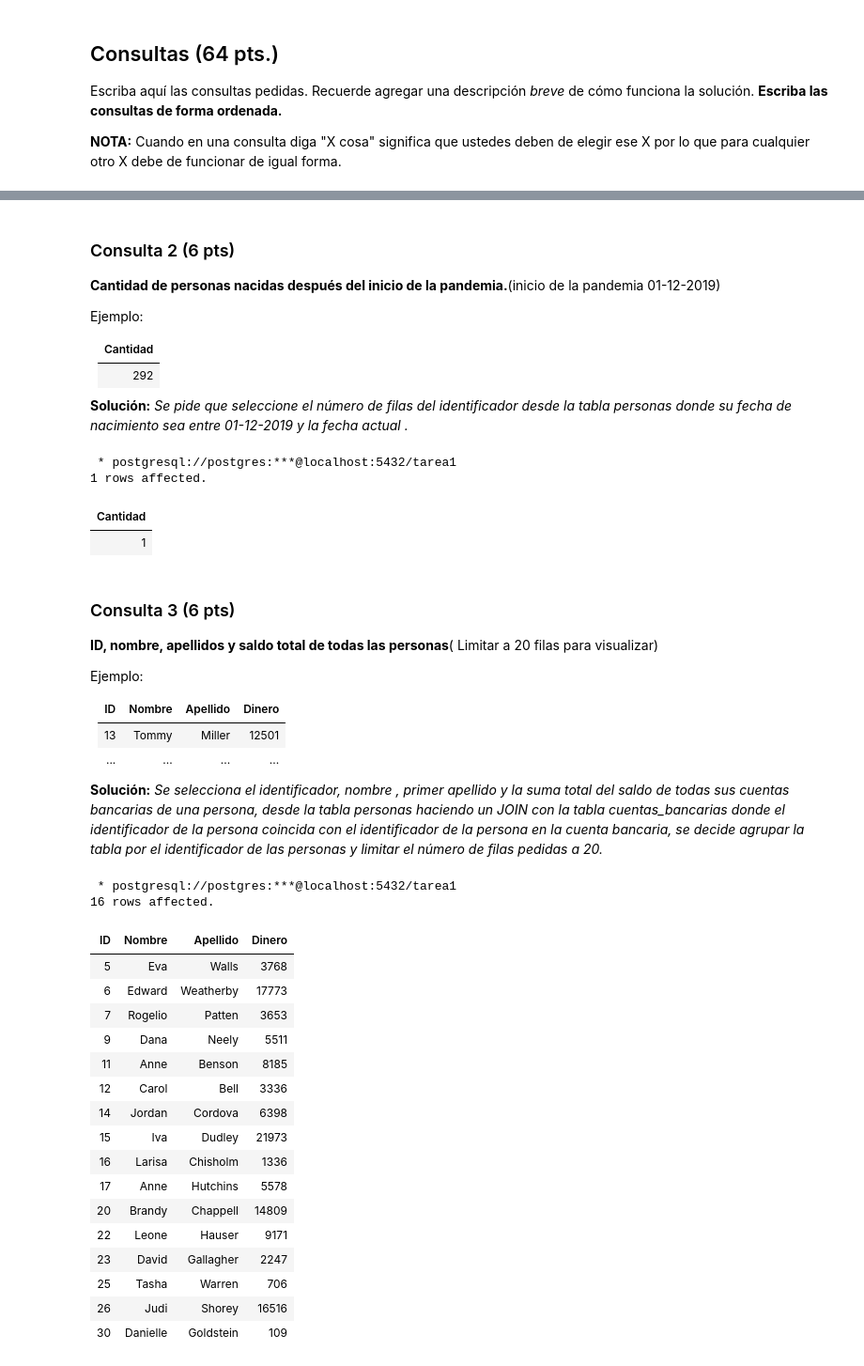
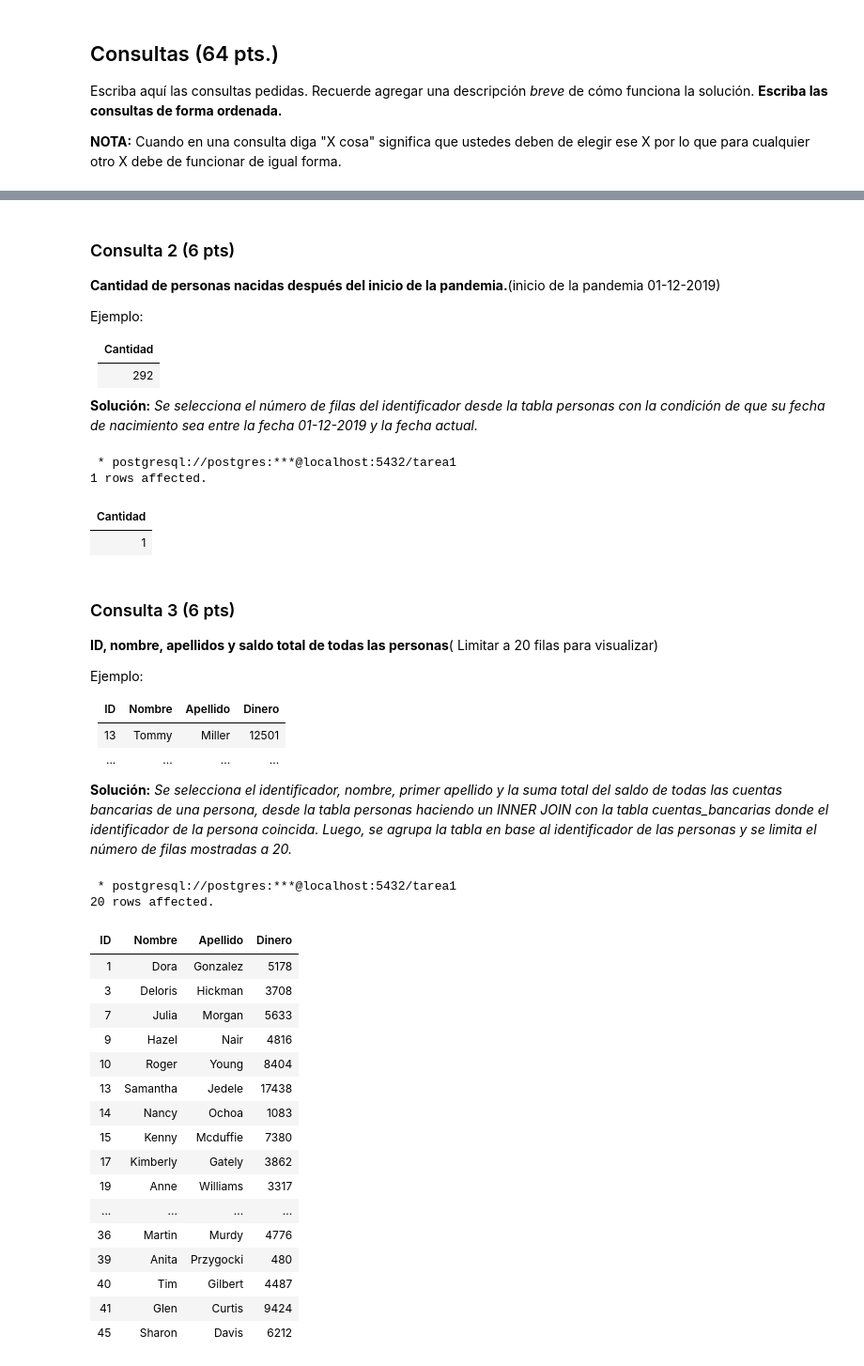
Before and after one commit to evwng/INF239_Tareas, a Jupyter notebook: Tarea-1-Grupo23/Tarea1_Grupo23.ipynb, the cells around one changed output, grey strips where cells are left out. Shown: that part at 94% size. Cells and saved outputs as stored; diff of their text form; code cells hidden in the pictures.

```diff
--- a/Tarea-1-Grupo23/Tarea1_Grupo23.ipynb
+++ b/Tarea-1-Grupo23/Tarea1_Grupo23.ipynb
@@ -252,11 +252,11 @@ bancos = ["FedraBank S.A", "Banco Pedrito Pascal SpA", "Banco Pythonia S.A", "Ba
 # Variables.
 n_facciones = len(facciones)
 n_trabajos = len(trabajos)
-n_personas = 30
-n_cuentas_bancarias = 25
-n_persona_pertenece_faccion = 27
-n_persona_tiene_trabajo = 27
-n_casados = 10
+n_personas = 50
+n_cuentas_bancarias = 30
+n_persona_pertenece_faccion = 45
+n_persona_tiene_trabajo = 40
+n_casados = 20
 
 # Genera personas.
 personas = []
@@ -392,7 +394,7 @@ Ejemplo:
 |--------------|
 | 292 |
 
-**Solución:** _Se pide que seleccione el número de filas del identificador desde la tabla personas donde su fecha de nacimiento sea entre 01-12-2019 y la fecha actual ._
+**Solución:** _Se selecciona el número de filas del identificador desde la tabla personas con la condición de que su fecha de nacimiento sea entre la fecha 01-12-2019 y la fecha actual._
 # %%
 %%sql
 SELECT
@@ -417,38 +419,38 @@ Ejemplo:
 | 13 | Tommy | Miller | 12501 |
 | ... | ... | ... | ... |
 
-**Solución:** _Se selecciona el identificador, nombre , primer apellido y la suma total del saldo de todas sus cuentas bancarias de una persona, desde la tabla personas haciendo un JOIN con la tabla cuentas_bancarias donde el identificador de la persona coincida con el identificador de la persona en la cuenta bancaria, se decide agrupar la tabla por el identificador de las personas y limitar el número de filas pedidas a 20._
+**Solución:** _Se selecciona el identificador, nombre, primer apellido y la suma total del saldo de todas las cuentas bancarias de una persona, desde la tabla personas haciendo un INNER JOIN con la tabla cuentas_bancarias donde el identificador de la persona coincida. Luego, se agrupa la tabla en base al identificador de las personas y se limita el número de filas mostradas a 20._
 # %%
 %%sql
 SELECT
     personas.id "ID", personas.nombre "Nombre", LEFT(personas.apellidos, STRPOS(personas.apellidos, ' ') - 1) "Apellido", SUM(cuentas_bancarias.saldo) "Dinero"
 FROM
     personas
-    INNER JOIN cuentas_bancarias ON personas.id = cuentas_bancarias.id_persona
+    INNER JOIN cuentas_bancarias ON cuentas_bancarias.id_persona = personas.id
 GROUP BY
     personas.id
 LIMIT
     20;
 # %% [output]
  * postgresql://postgres:***@localhost:5432/tarea1
-16 rows affected.
+20 rows affected.
 | ID | Nombre | Apellido | Dinero |
-| 5 | Eva | Walls | 3768 |
-| 6 | Edward | Weatherby | 17773 |
-| 7 | Rogelio | Patten | 3653 |
-| 9 | Dana | Neely | 5511 |
-| 11 | Anne | Benson | 8185 |
-| 12 | Carol | Bell | 3336 |
-| 14 | Jordan | Cordova | 6398 |
-| 15 | Iva | Dudley | 21973 |
-| 16 | Larisa | Chisholm | 1336 |
-| 17 | Anne | Hutchins | 5578 |
-| 20 | Brandy | Chappell | 14809 |
-| 22 | Leone | Hauser | 9171 |
-| 23 | David | Gallagher | 2247 |
-| 25 | Tasha | Warren | 706 |
-| 26 | Judi | Shorey | 16516 |
-| 30 | Danielle | Goldstein | 109 |
+| 1 | Dora | Gonzalez | 5178 |
+| 3 | Deloris | Hickman | 3708 |
+| 7 | Julia | Morgan | 5633 |
+| 9 | Hazel | Nair | 4816 |
+| 10 | Roger | Young | 8404 |
+| 13 | Samantha | Jedele | 17438 |
+| 14 | Nancy | Ochoa | 1083 |
+| 15 | Kenny | Mcduffie | 7380 |
+| 17 | Kimberly | Gately | 3862 |
+| 19 | Anne | Williams | 3317 |
+| ... | ... | ... | ... |
+| 36 | Martin | Murdy | 4776 |
+| 39 | Anita | Przygocki | 480 |
+| 40 | Tim | Gilbert | 4487 |
+| 41 | Glen | Curtis | 9424 |
+| 45 | Sharon | Davis | 6212 |
 # %% [markdown]
 ### Consulta 4 (6 pts)
 **Nombre de la Facción y la cantidad de trabajadores activos hasta fecha X.**
```
Also changed, not shown: parts of 22 cells of this notebook.
